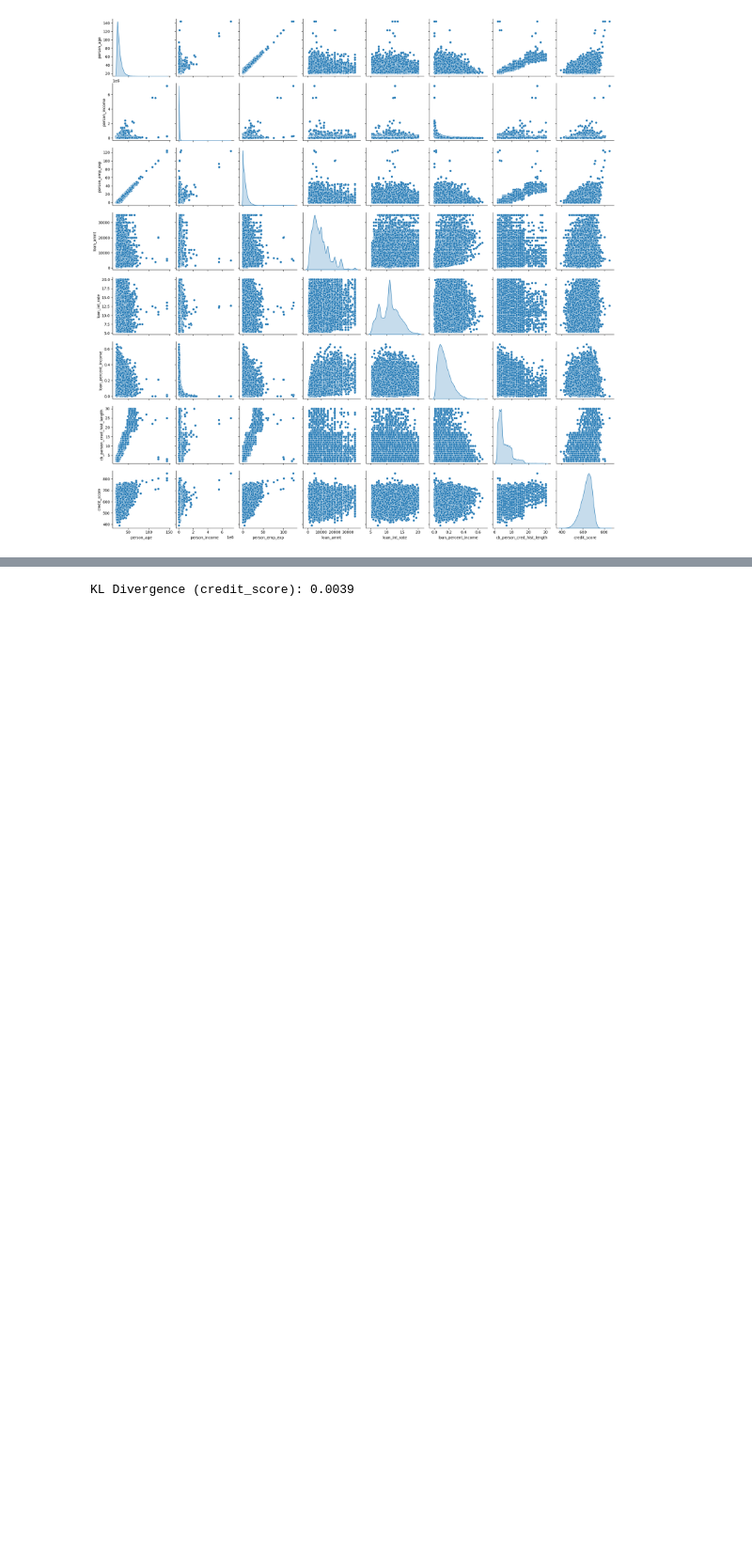
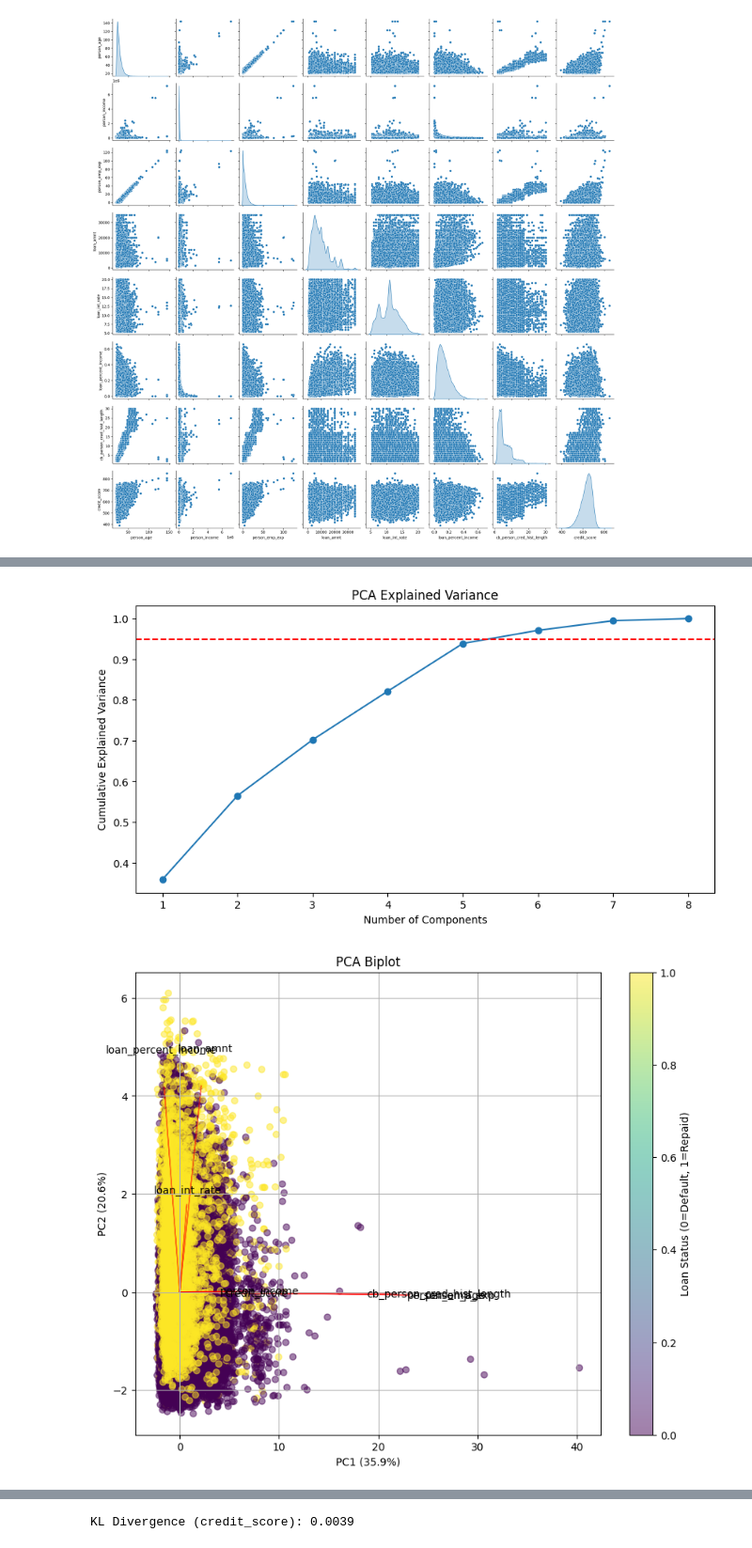
Before and after one commit to samuelbaldwin05/PredictingLoanDefaults, a Jupyter notebook: notebooks/loan_default.ipynb, the cells around one changed output, grey strips where cells are left out. Shown at 94% size. Drawn from its saved outputs; the diff is of its cells as text; code cells hidden in the pictures; blank space fills up the shorter version.

```diff
--- a/notebooks/loan_default.ipynb
+++ b/notebooks/loan_default.ipynb
@@ -253,0 +278,54 @@ def compute_kl_divergence(df, feature, target_class, eps=1e-10):
+# %%
+from sklearn.decomposition import PCA
+import numpy as np
+import matplotlib.pyplot as plt
+
+# Standardize the numerical data first
+from sklearn.preprocessing import StandardScaler
+scaler = StandardScaler()
+numerical_std = scaler.fit_transform(numerical)
+
+# Fit PCA
+pca = PCA()
+X_pca = pca.fit_transform(numerical_std)
+
+# Scree plot
+plt.figure(figsize=(10, 5))
+plt.plot(range(1, len(pca.explained_variance_ratio_) + 1),
+         pca.explained_variance_ratio_.cumsum(), marker='o')
+plt.xlabel('Number of Components')
+plt.ylabel('Cumulative Explained Variance')
+plt.axhline(y=0.95, color='r', linestyle='--')
+plt.title('PCA Explained Variance')
+plt.show()
+
+# Biplot function
+def biplot(score, coeff, labels):
+    xs = score[:,0]
+    ys = score[:,1]
+    n = coeff.shape[0]
+
+    plt.figure(figsize=(10, 8))
+    plt.scatter(xs, ys, c=df['loan_status'], alpha=0.5, cmap='viridis')
+
+    for i in range(n):
+        plt.arrow(0, 0, coeff[i,0]*max(xs), coeff[i,1]*max(ys),
+                 color='r', alpha=0.5, head_width=0.05)
+        plt.text(coeff[i,0]*max(xs)*1.2, coeff[i,1]*max(ys)*1.2,
+                labels[i], color='black', ha='center', va='center')
+
+    plt.xlabel(f"PC1 ({pca.explained_variance_ratio_[0]:.1%})")
+    plt.ylabel(f"PC2 ({pca.explained_variance_ratio_[1]:.1%})")
+    plt.title('PCA Biplot')
+    plt.colorbar(label='Loan Status (0=Default, 1=Repaid)')
+    plt.grid()
+    plt.show()
+
+# Get column names as list
+numeric_col_names = numerical.columns.tolist()
+
+# Generate biplot
+biplot(X_pca[:,:2], pca.components_[:2,:].T, numeric_col_names)
+# %% [output]
+[figure, new version]
+[figure, added]
```
Also changed, not shown: parts of 5 cells of this notebook, 1 other file.
